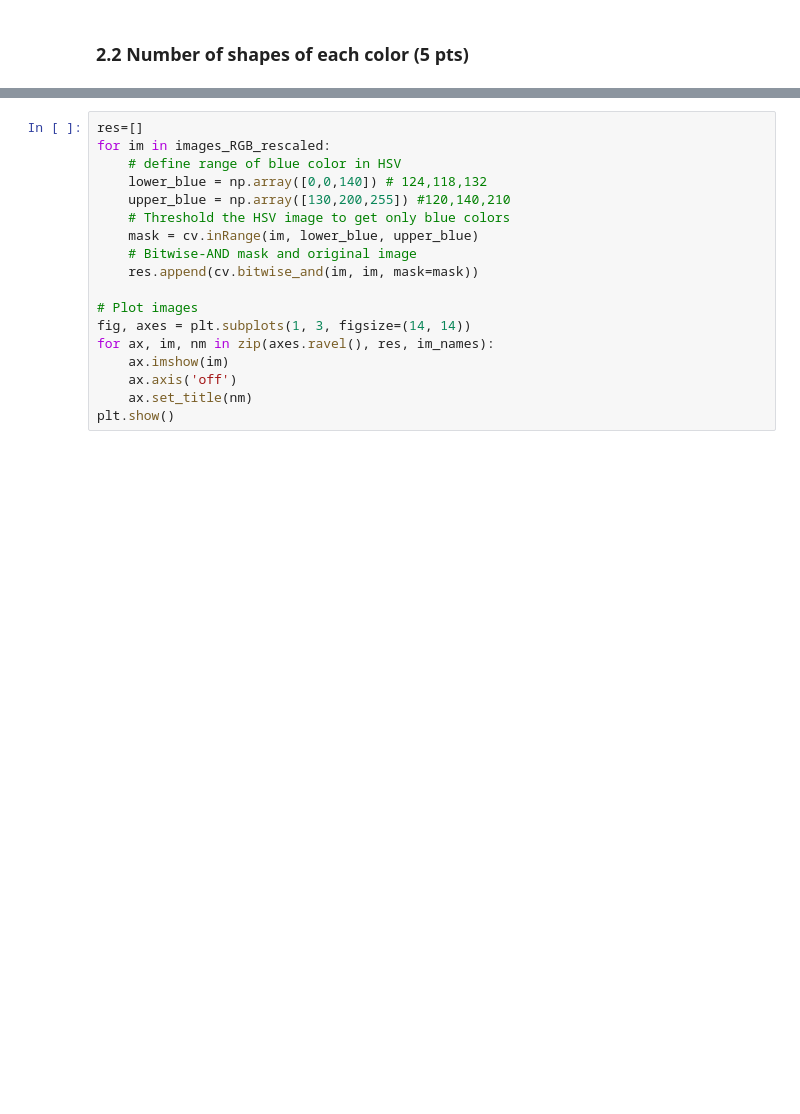
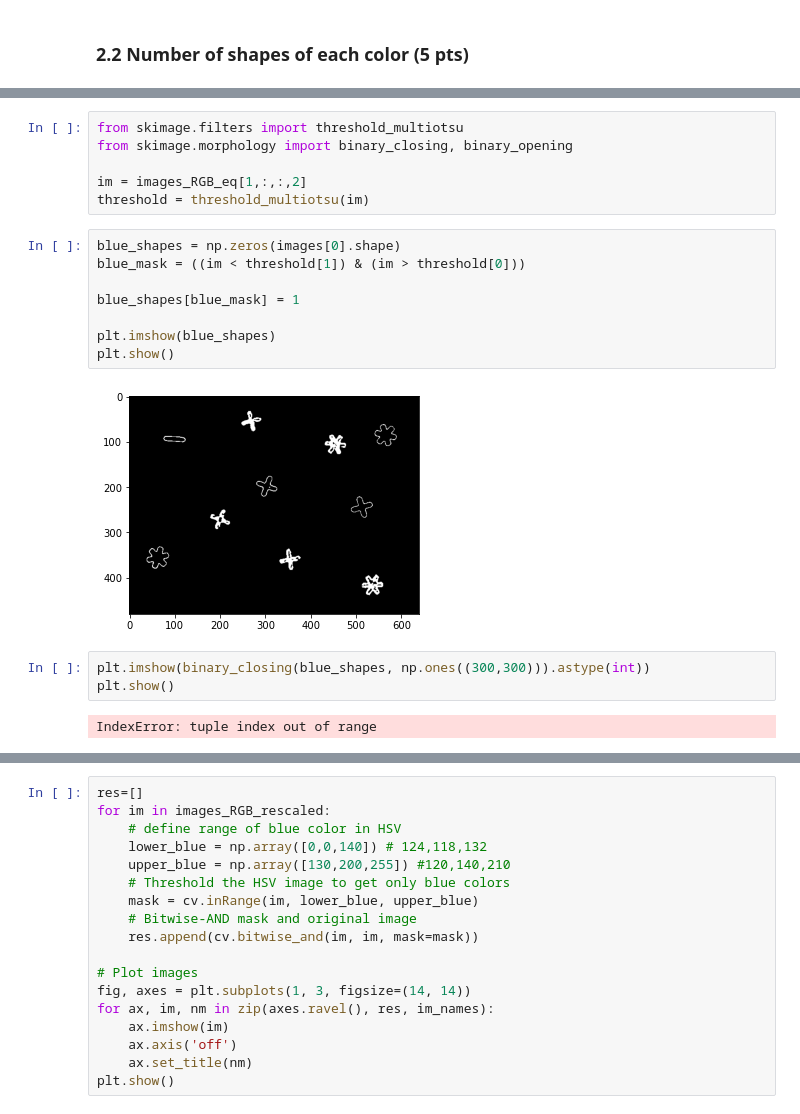
Before and after one commit to sjeanfavre/EPFL_MA4, a Jupyter notebook: IAPR/labs/lab_01_segmentation.ipynb, the cells around one changed output, grey strips where cells are left out. Saved outputs shown, nothing was run; the diff lists cells and outputs as text; blank space fills up the shorter version.

```diff
--- a/IAPR/labs/lab_01_segmentation.ipynb
+++ b/IAPR/labs/lab_01_segmentation.ipynb
@@ -162,2 +171,23 @@ plt.show()
+# %%
+from skimage.filters import threshold_multiotsu
+from skimage.morphology import binary_closing, binary_opening
+
+im = images_RGB_eq[1,:,:,2]
+threshold = threshold_multiotsu(im)
+# %%
+blue_shapes = np.zeros(images[0].shape)
+blue_mask = ((im < threshold[1]) & (im > threshold[0]))
+
+blue_shapes[blue_mask] = 1
+
+plt.imshow(blue_shapes)
+plt.show()
+# %% [output]
+[figure, added]
+# %%
+plt.imshow(binary_closing(blue_shapes, np.ones((300,300))).astype(int))
+plt.show()
+# %% [output]
+IndexError: tuple index out of range
 # %%
 res=[]
```
Also changed, not shown: parts of 9 cells of this notebook, 4 other files.
